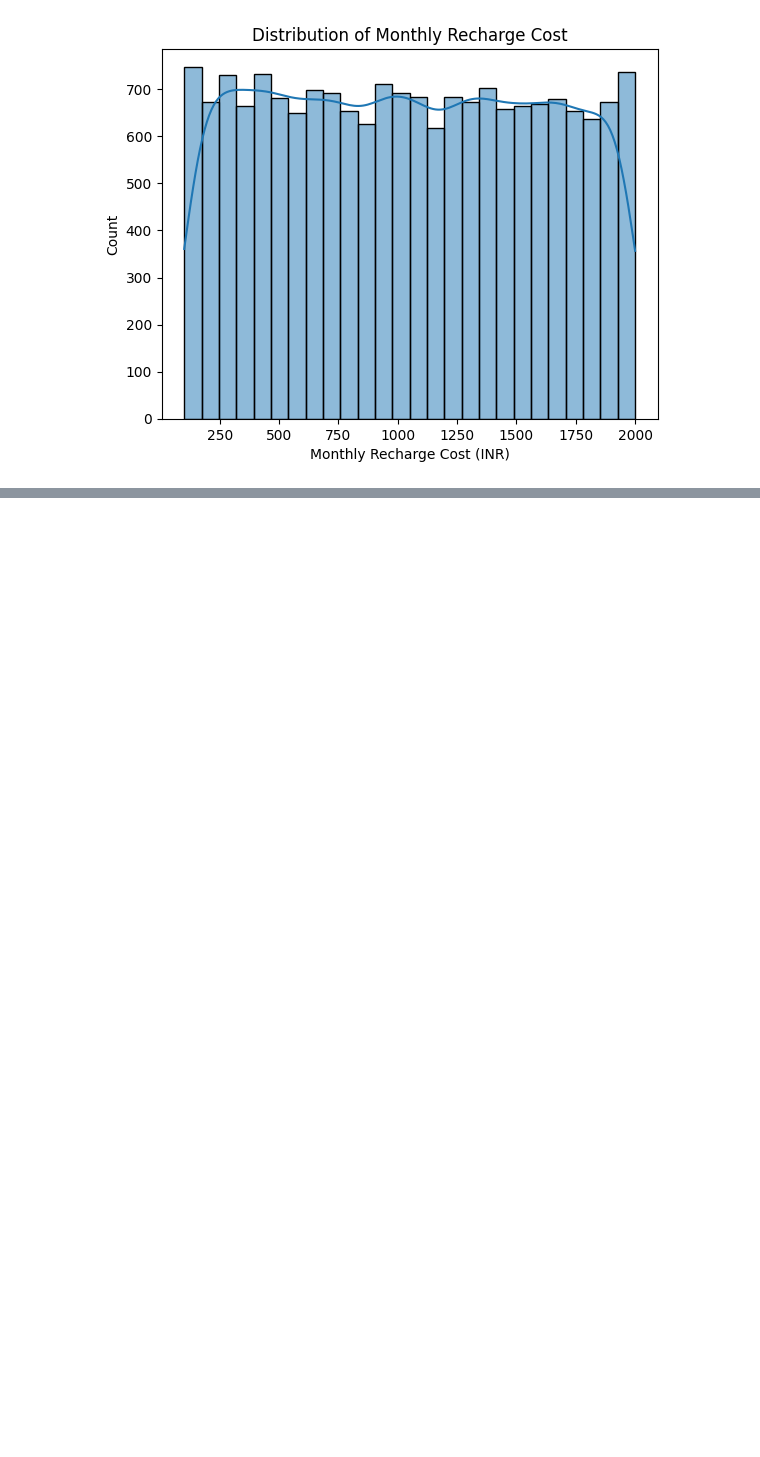
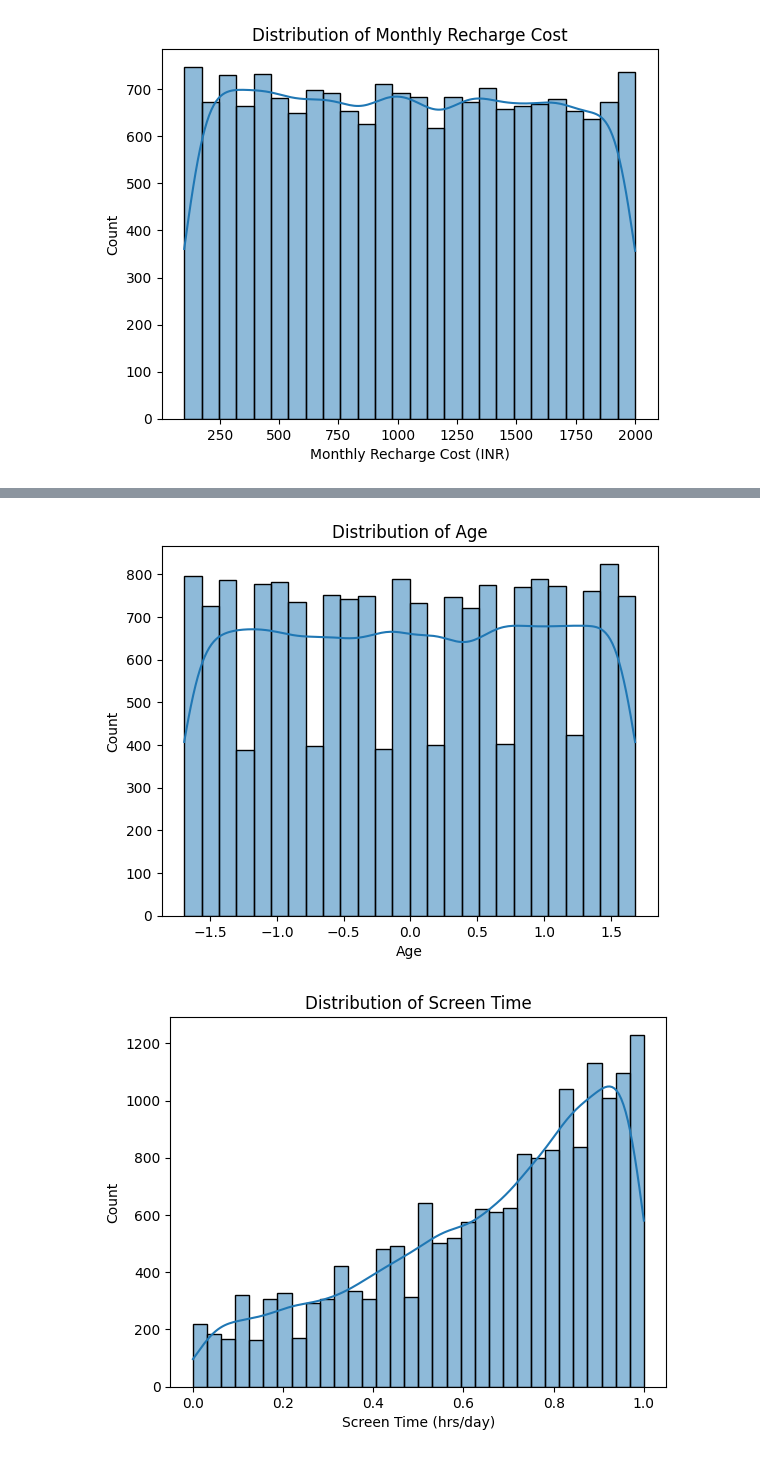
Before and after one commit to TejaswiPodilaGitUser/decoding_phone_usgae_patterns, a Jupyter notebook: notebooks/eda_phone_usage.ipynb, the cells around one changed output, grey strips where cells are left out. Drawn from its saved outputs; the diff is of its cells as text; code cells hidden in the pictures; blank space fills up the shorter version.

Commit message:
Model tuning and streamlit plots added

```diff
--- a/notebooks/eda_phone_usage.ipynb
+++ b/notebooks/eda_phone_usage.ipynb
@@ -115,3 +213,6 @@ plt.show()
 [figure]
 [figure]
 [figure]
+# %%
+# Load dataset
+df_processed = pd.read_csv('../data/processed/feature_engineered_data.csv')
@@ -117,0 +239,23 @@ plt.show()
+# %%
+# Visualize the distribution of numerical features
+import seaborn as sns
+import matplotlib.pyplot as plt
+
+sns.histplot(df_processed['Age'], kde=True)
+plt.title('Distribution of Age')
+plt.show()
+
+sns.histplot(df_processed['Screen Time (hrs/day)'], kde=True)
+plt.title('Distribution of Screen Time')
+plt.show()
+
+sns.histplot(df_processed['Data Usage (GB/month)'], kde=True)
+plt.title('Distribution of Data Usage')
+plt.show()
+
+sns.histplot(df_processed['Monthly Recharge Cost (INR)'], kde=True)
+plt.title('Distribution of Monthly Recharge Cost')
+plt.show()
+# %% [output]
+[figure, added]
+[figure, added]
```
Also changed, not shown: parts of 14 cells of this notebook, 18 other files.
